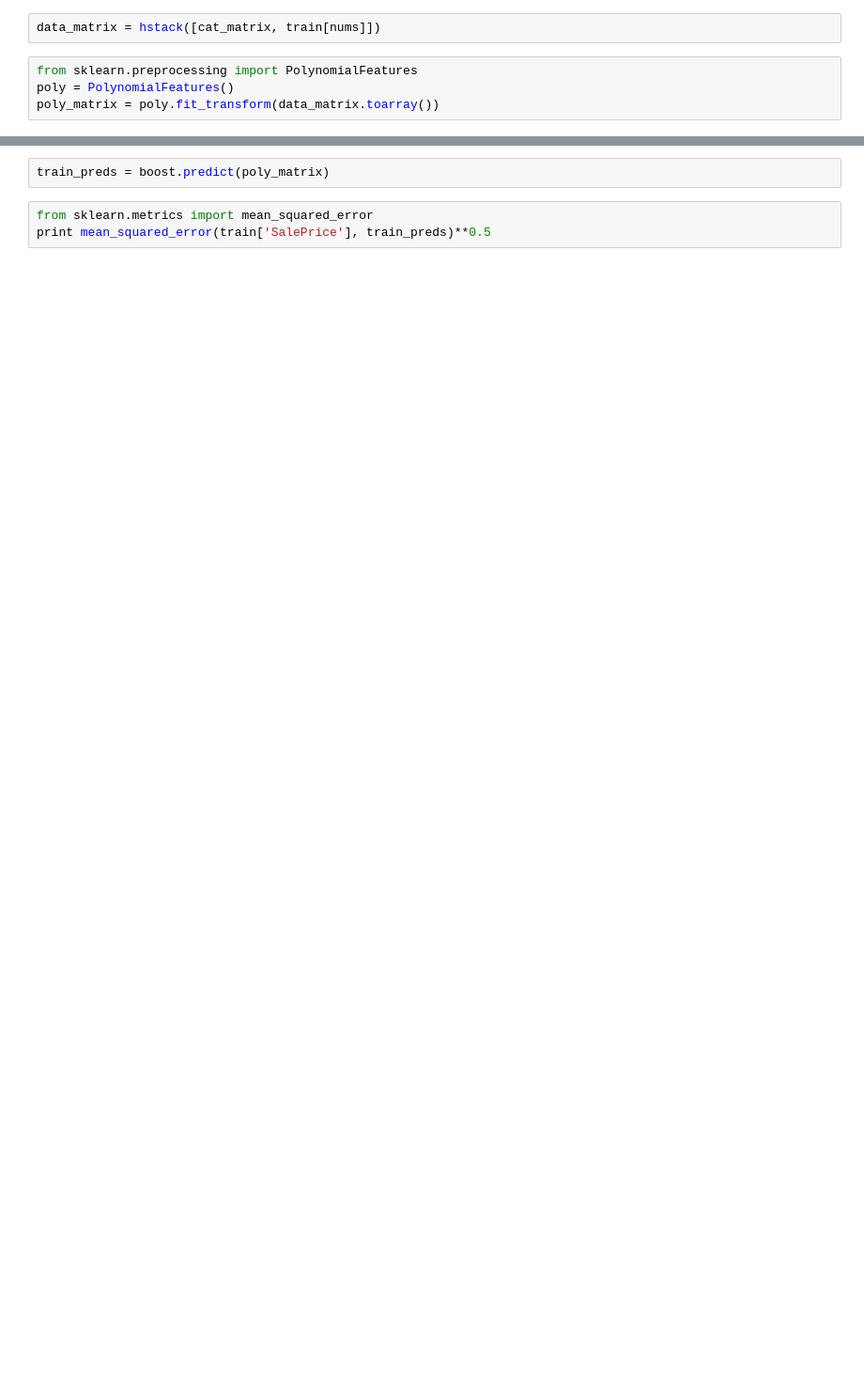
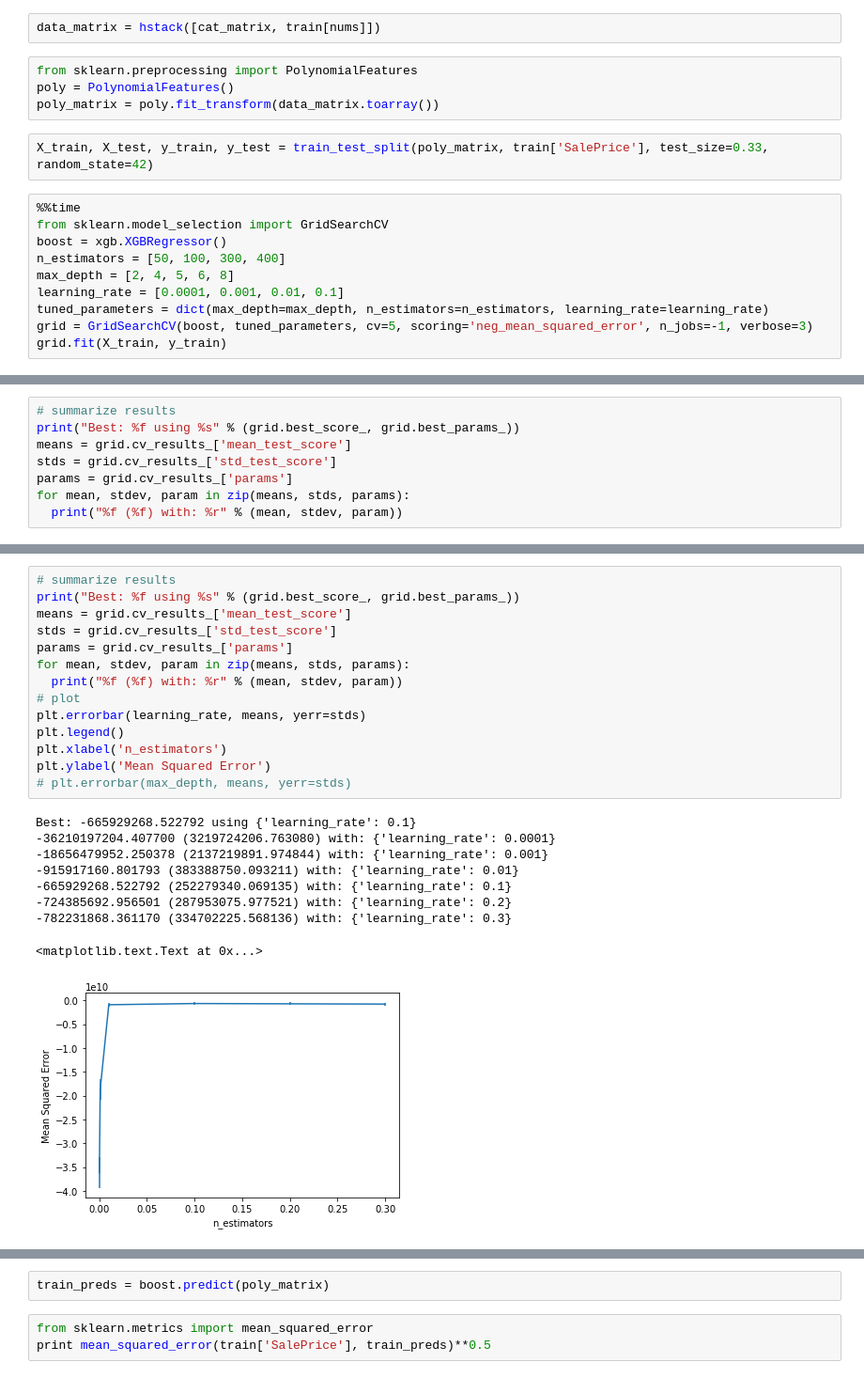
Before and after one commit to yaskyj/housing-price-regression, a Jupyter notebook: Housing Price Regression.ipynb, the cells around one changed output, grey strips where cells are left out. Shown at 94% size. Cells and saved outputs as stored; diff of their text form; blank space fills up the shorter version.

```diff
--- a/Housing Price Regression.ipynb
+++ b/Housing Price Regression.ipynb
@@ -55,3 +58,15 @@ data_matrix = hstack([cat_matrix, train[nums]])
 from sklearn.preprocessing import PolynomialFeatures
 poly = PolynomialFeatures()
 poly_matrix = poly.fit_transform(data_matrix.toarray())
+# %%
+X_train, X_test, y_train, y_test = train_test_split(poly_matrix, train['SalePrice'], test_size=0.33, random_state=42)
+# %%
+%%time
+from sklearn.model_selection import GridSearchCV
+boost = xgb.XGBRegressor()
+n_estimators = [50, 100, 300, 400]
+max_depth = [2, 4, 5, 6, 8]
+learning_rate = [0.0001, 0.001, 0.01, 0.1]
+tuned_parameters = dict(max_depth=max_depth, n_estimators=n_estimators, learning_rate=learning_rate)
+grid = GridSearchCV(boost, tuned_parameters, cv=5, scoring='neg_mean_squared_error', n_jobs=-1, verbose=3)
+grid.fit(X_train, y_train)
@@ -57,0 +145,8 @@ poly_matrix = poly.fit_transform(data_matrix.toarray())
+# %%
+# summarize results
+print("Best: %f using %s" % (grid.best_score_, grid.best_params_))
+means = grid.cv_results_['mean_test_score']
+stds = grid.cv_results_['std_test_score']
+params = grid.cv_results_['params']
+for mean, stdev, param in zip(means, stds, params):
+  print("%f (%f) with: %r" % (mean, stdev, param))
@@ -58,2 +239,26 @@ poly_matrix = poly.fit_transform(data_matrix.toarray())
+# %%
+# summarize results
+print("Best: %f using %s" % (grid.best_score_, grid.best_params_))
+means = grid.cv_results_['mean_test_score']
+stds = grid.cv_results_['std_test_score']
+params = grid.cv_results_['params']
+for mean, stdev, param in zip(means, stds, params):
+  print("%f (%f) with: %r" % (mean, stdev, param))
+# plot
+plt.errorbar(learning_rate, means, yerr=stds)
+plt.legend()
+plt.xlabel('n_estimators')
+plt.ylabel('Mean Squared Error')
+# plt.errorbar(max_depth, means, yerr=stds)
+# %% [output]
+Best: -665929268.522792 using {'learning_rate': 0.1}
+-36210197204.407700 (3219724206.763080) with: {'learning_rate': 0.0001}
+-18656479952.250378 (2137219891.974844) with: {'learning_rate': 0.001}
+-915917160.801793 (383388750.093211) with: {'learning_rate': 0.01}
+-665929268.522792 (252279340.069135) with: {'learning_rate': 0.1}
+-724385692.956501 (287953075.977521) with: {'learning_rate': 0.2}
+-782231868.361170 (334702225.568136) with: {'learning_rate': 0.3}
+<matplotlib.text.Text at 0x...>
+[figure, added]
 # %%
 from sklearn.model_selection import GridSearchCV
```
Also changed, not shown: parts of 15 cells of this notebook, 1 other file.
